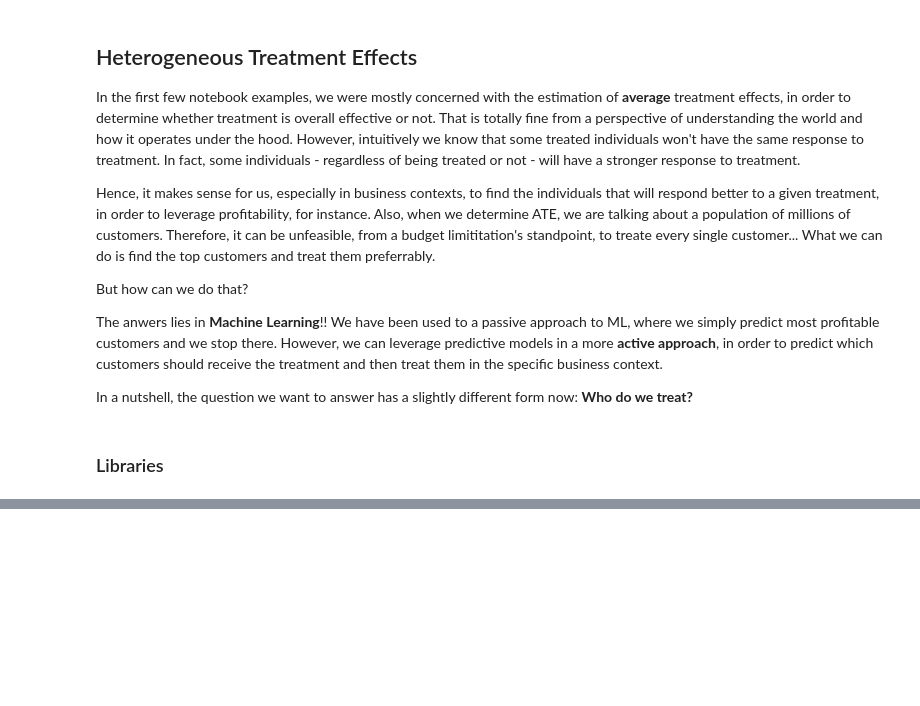
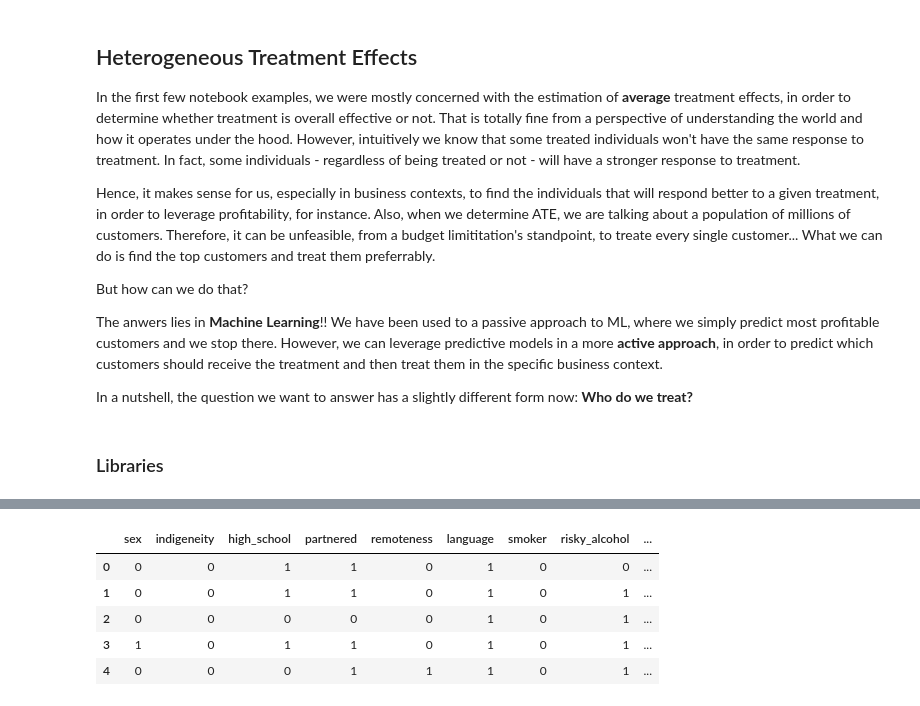
Before and after one commit to gfluz94/causal-inference, a Jupyter notebook: examples/06. Heterogeneous Effects and ML.ipynb, the cells around one changed output, grey strips where cells are left out. Saved outputs shown, nothing was run; the diff lists cells and outputs as text; code cells hidden in the pictures; blank space fills up the shorter version.

```diff
--- a/examples/06. Heterogeneous Effects and ML.ipynb
+++ b/examples/06. Heterogeneous Effects and ML.ipynb
@@ -23,0 +30,10 @@ from lightgbm import LGBMRegressor
+# %%
+df = pd.read_csv("../data/smoking_psyc_distress.csv",)
+df.head()
+# %% [output]
+|  | sex | indigeneity | high_school | partnered | remoteness | language | smoker | risky_alcohol | ... |
+| 0 | 0 | 0 | 1 | 1 | 0 | 1 | 0 | 0 | ... |
+| 1 | 0 | 0 | 1 | 1 | 0 | 1 | 0 | 1 | ... |
+| 2 | 0 | 0 | 0 | 0 | 0 | 1 | 0 | 1 | ... |
+| 3 | 1 | 0 | 1 | 1 | 0 | 1 | 0 | 1 | ... |
+| 4 | 0 | 0 | 0 | 1 | 1 | 1 | 0 | 1 | ... |
```
Also changed, not shown: parts of 14 cells of this notebook.
